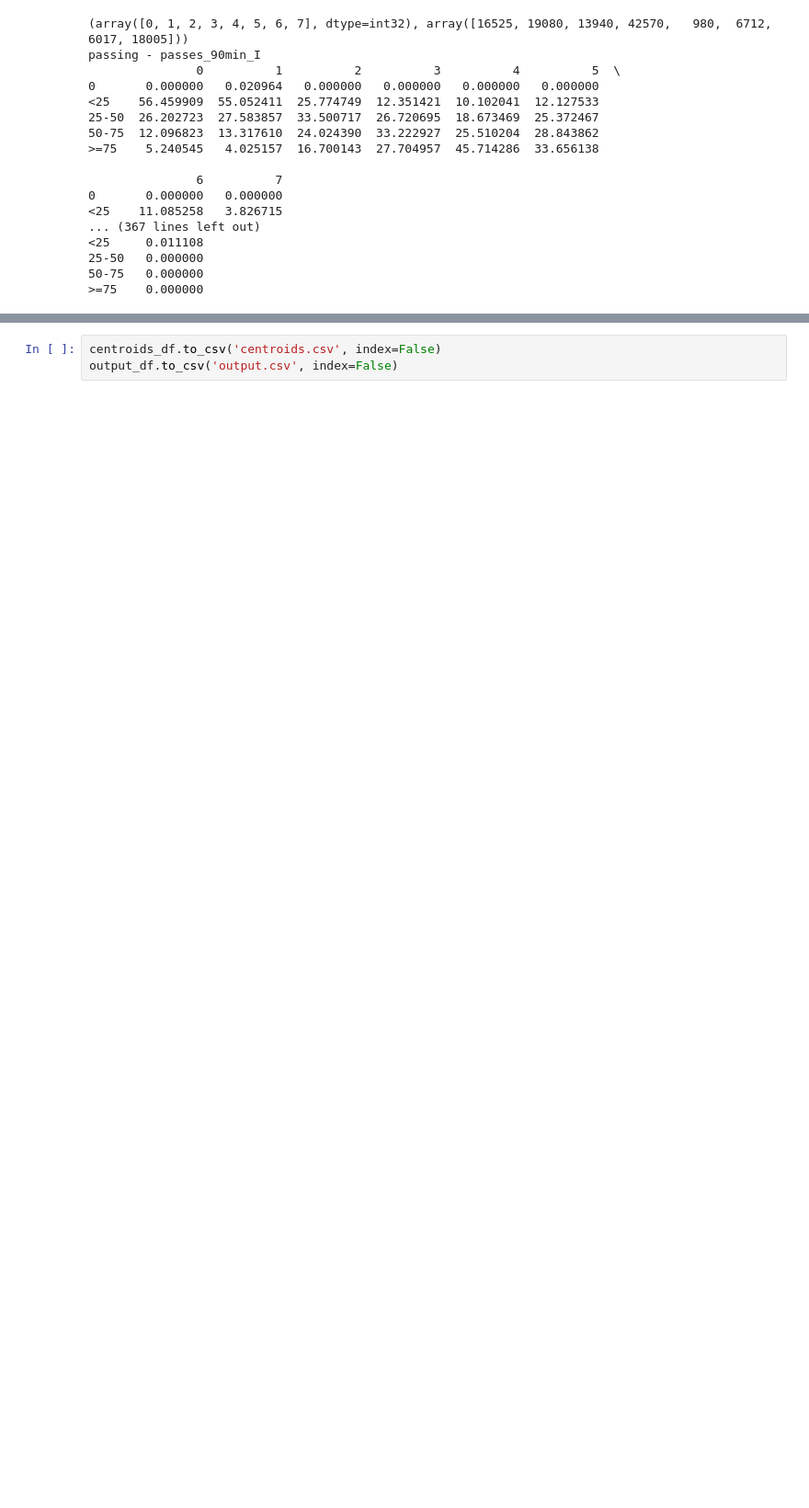
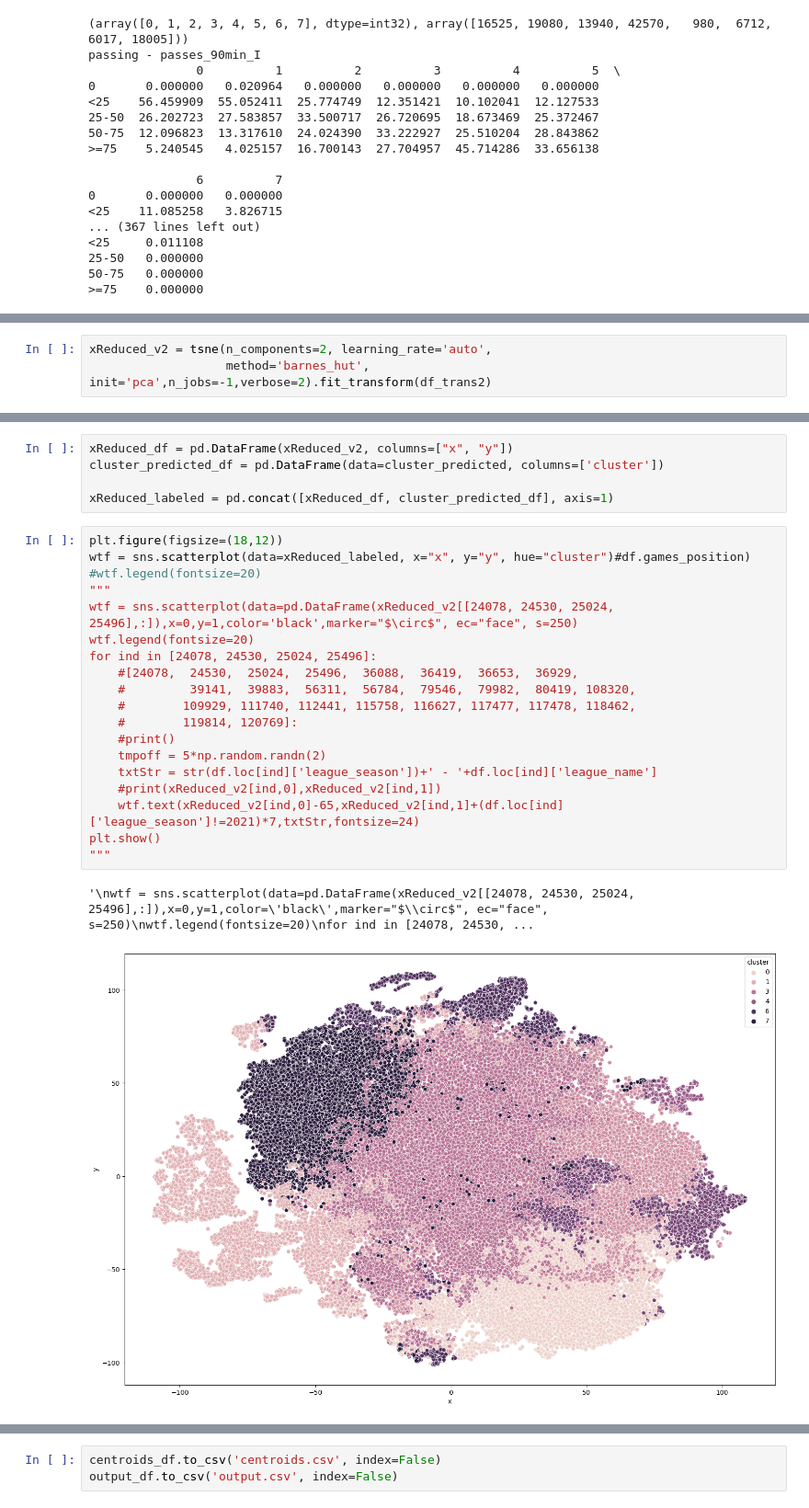
Before and after one commit to adebes/net-value, a Jupyter notebook: Clustering_Modelv3.ipynb, the cells around one changed output, grey strips where cells are left out. Shown at 92% size. Drawn from its saved outputs; the diff is of its cells as text; blank space fills up the shorter version.

Commit message:
Added plotting features to output df

```diff
--- a/Clustering_Modelv3.ipynb
+++ b/Clustering_Modelv3.ipynb
@@ -377,0 +380,3 @@ passing - passes_90min_I
+# %%
+xReduced_v2 = tsne(n_components=2, learning_rate='auto',
+                   method='barnes_hut', init='pca',n_jobs=-1,verbose=2).fit_transform(df_trans2)
@@ -378 +418,28 @@ passing - passes_90min_I
+# %%
+xReduced_df = pd.DataFrame(xReduced_v2, columns=["x", "y"])
+cluster_predicted_df = pd.DataFrame(data=cluster_predicted, columns=['cluster'])
+
+xReduced_labeled = pd.concat([xReduced_df, cluster_predicted_df], axis=1)
+# %%
+plt.figure(figsize=(18,12))
+wtf = sns.scatterplot(data=xReduced_labeled, x="x", y="y", hue="cluster")#df.games_position)
+#wtf.legend(fontsize=20)
+"""
+wtf = sns.scatterplot(data=pd.DataFrame(xReduced_v2[[24078, 24530, 25024, 25496],:]),x=0,y=1,color='black',marker="$\circ$", ec="face", s=250)
+wtf.legend(fontsize=20)
+for ind in [24078, 24530, 25024, 25496]:
+    #[24078,  24530,  25024,  25496,  36088,  36419,  36653,  36929,
+    #         39141,  39883,  56311,  56784,  79546,  79982,  80419, 108320,
+    #        109929, 111740, 112441, 115758, 116627, 117477, 117478, 118462,
+    #        119814, 120769]:
+    #print()
+    tmpoff = 5*np.random.randn(2)
+    txtStr = str(df.loc[ind]['league_season'])+' - '+df.loc[ind]['league_name']
+    #print(xReduced_v2[ind,0],xReduced_v2[ind,1])
+    wtf.text(xReduced_v2[ind,0]-65,xReduced_v2[ind,1]+(df.loc[ind]['league_season']!=2021)*7,txtStr,fontsize=24)
+plt.show()
+"""
+# %% [output]
+'\nwtf = sns.scatterplot(data=pd.DataFrame(xReduced_v2[[24078, 24530, 25024, 25496],:]),x=0,y=1,color=\'black\',marker="$\\circ$", ec="face", s=250)\nwtf.legend(fontsize=20)\nfor ind in [24078, 24530, ...
+[figure, added]
 # %%
```
Also changed, not shown: parts of 9 cells of this notebook.
